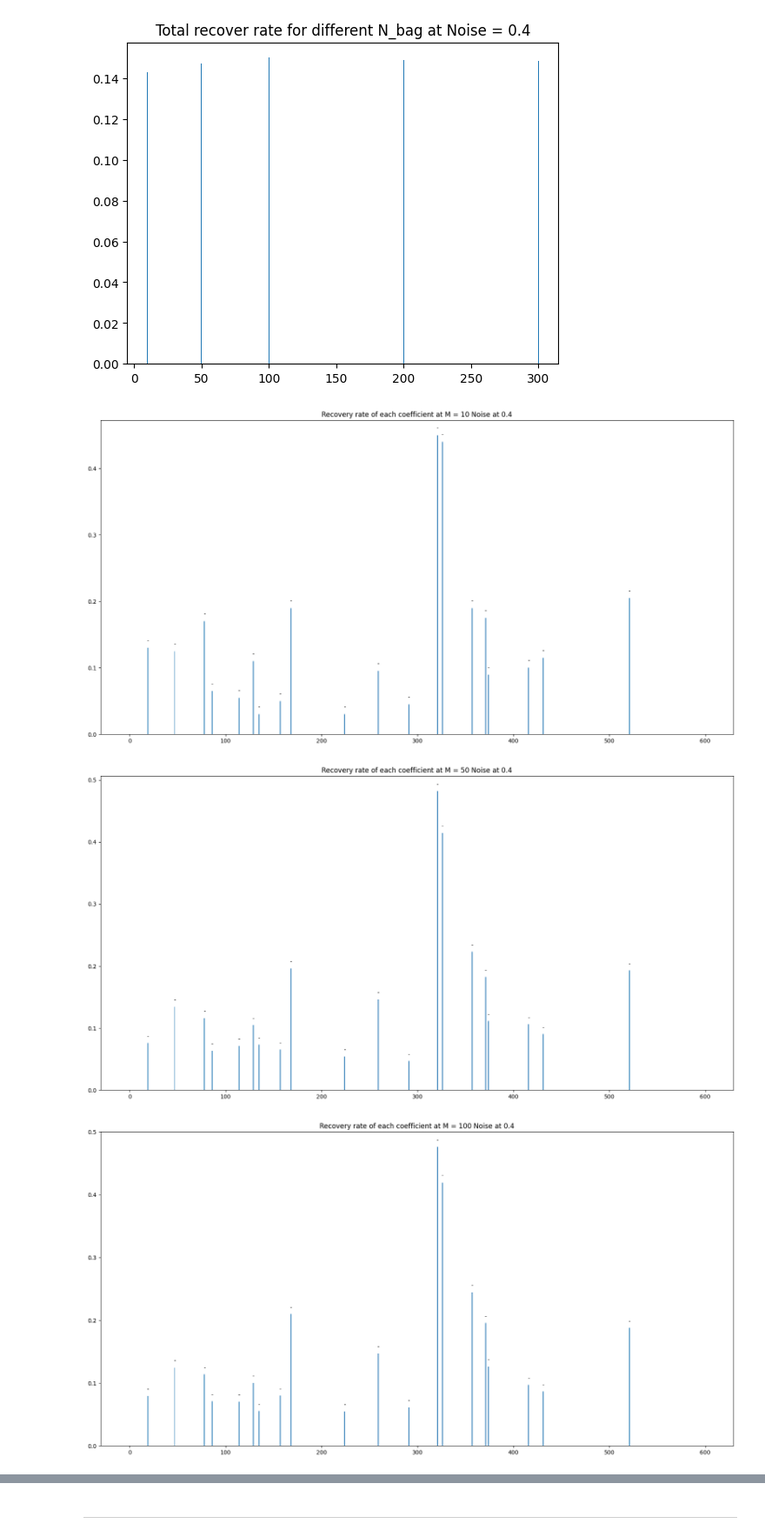
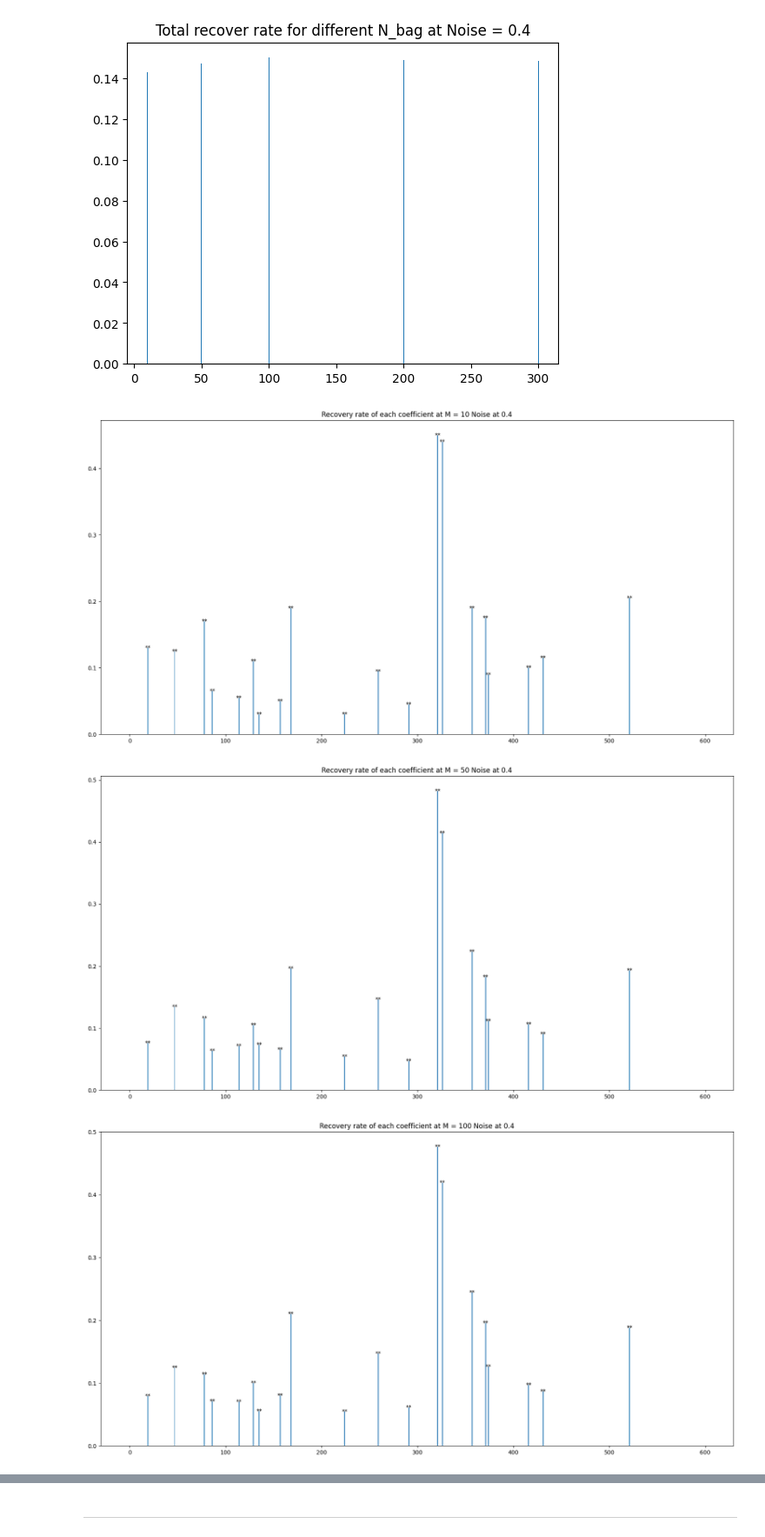
Before and after one commit to sleepysunny311/Projection_Pursuit_Summer, a Jupyter notebook: task11/test_sty_coef.ipynb, the cells around one changed output, grey strips where cells are left out. Shown at 87% size. Cells and saved outputs as stored; diff of their text form; code cells hidden in the pictures.

Commit message:
Revised Visualization

```diff
--- a/task11/test_sty_coef.ipynb
+++ b/task11/test_sty_coef.ipynb
@@ -595,17 +595,17 @@ Text(0.5, 1.0, 'Total recover rate for different N_bag at Noise = 0.4')
 # %%
 for recover_rate_index in range(len(N_bag_list)):
     fig, ax = plt.subplots(figsize=(20, 10))
 
     bars = ax.bar(np.arange(p), height=final_coef_recovery_rates[recover_rate_index])
     ax.set_title(f'Recovery rate of each coefficient at M = {N_bag_list[recover_rate_index]} Noise at {noise_level}')
 
     for sparse_index in range(true_indices.shape[0]):
         # Here, it's better to use the top of the bar's height rather than the recover_rates array for positioning the text
         bar_height = bars[true_indices[sparse_index]].get_height()
-        ax.text(x=true_indices[sparse_index], y=bar_height + 0.01, s='-', ha='center', va='center')
+        ax.text(x=true_indices[sparse_index], y=bar_height, s='**', ha='center', va='center')
 
     plt.show()
 # %% [output]
-[figure, old version]
+[figure, new version]
-[figure, old version]
+[figure, new version]
-[figure, old version]
+[figure, new version]
```
Also changed, not shown: parts of 1 cell of this notebook.
